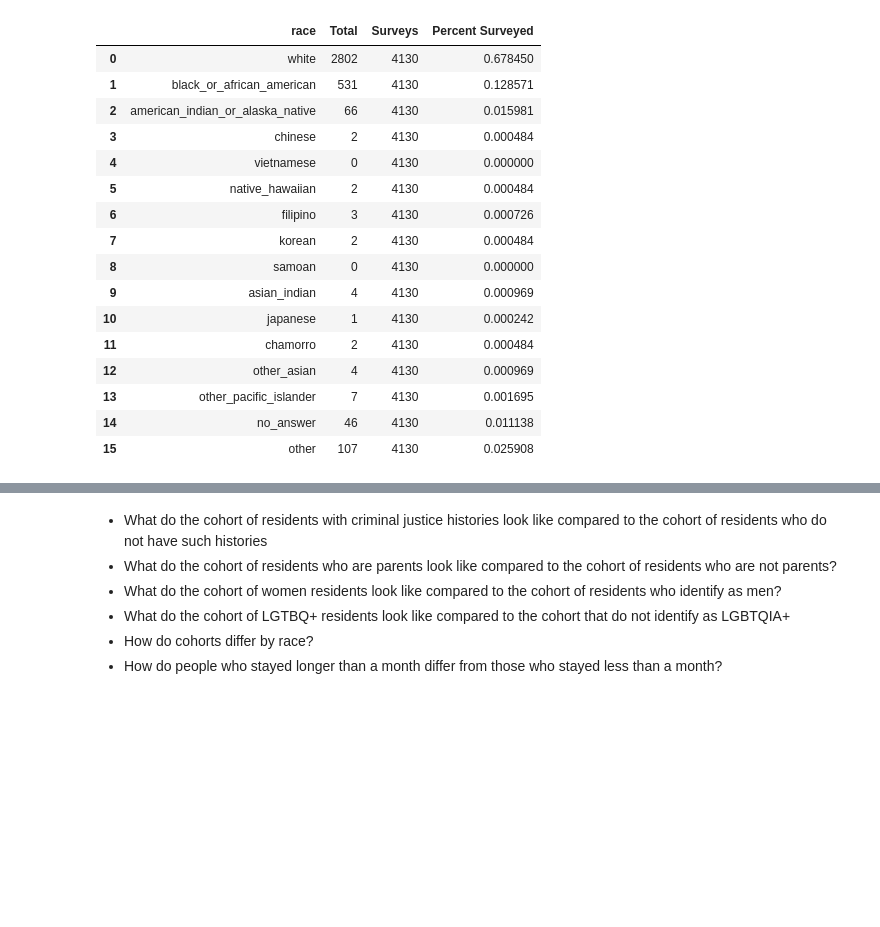
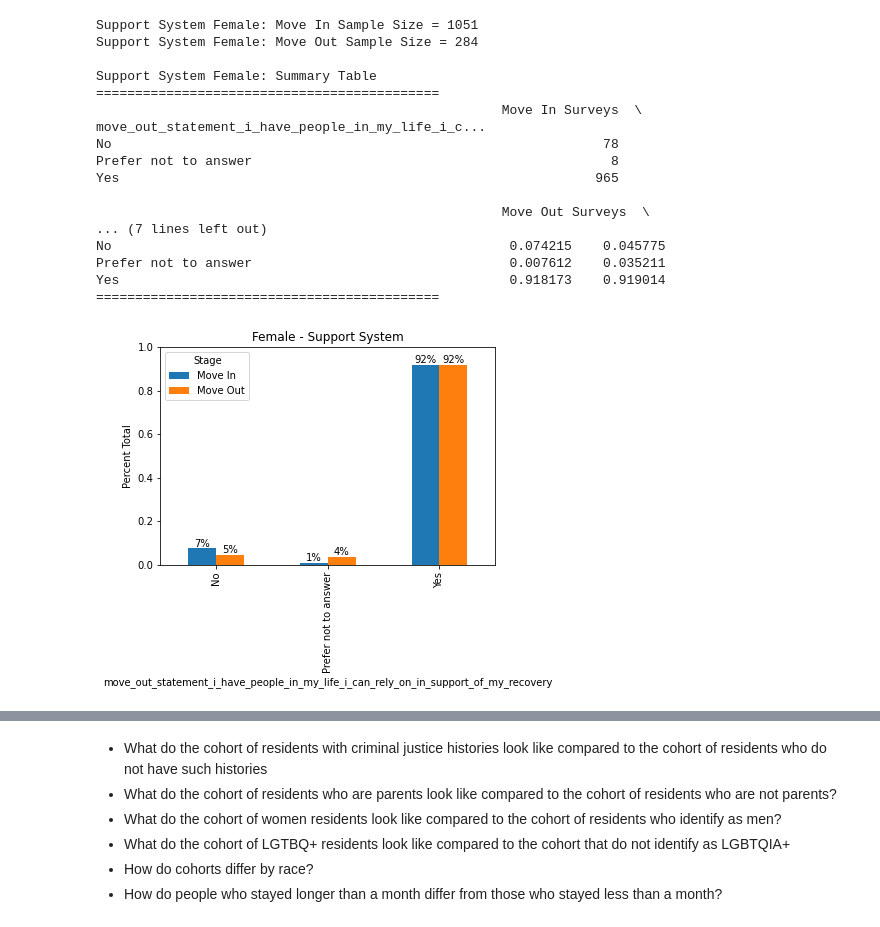
Before and after one commit to eppotter/OhioRecoveryHousing, a Jupyter notebook: Question_Workspace.ipynb, the cells around one changed output, grey strips where cells are left out. Cells and saved outputs as stored; diff of their text form; code cells hidden in the pictures; blank space fills up the shorter version.

```diff
--- a/Question_Workspace.ipynb
+++ b/Question_Workspace.ipynb
@@ -96,44 +25,0 @@ def orh_race(input_data, stage, plot=False, title=""):
-# %%
-orh_race = orh_data[['race_id_white', 'race_id_black_or_african_american',
-                     'race_id_american_indian_or_alaska_native', 'race_id_chinese',
-                     'race_id_vietnamese', 'race_id_native_hawaiian', 'race_id_filipino',
-                     'race_id_korean', 'race_id_samoan', 'race_id_asian_indian',
-                     'race_id_japanese','race_id_chamorro', 'race_id_other_asian',
-                     'race_id_other_pacific_islander', 'rad_id_no_answer', 'race_id_other']]
-
-orh_race.fillna(0, inplace = True)
-
-orh_race = orh_race.astype(bool).astype(int)
-
-new_col_names = [col_name.replace('race_id_', '').replace('rad_id_', '') for col_name in orh_race.columns]
-orh_race.columns = new_col_names
-
-r_sum = orh_race.sum()
-r_count = orh_race.count()
-r_perc = r_sum/r_count
-
-r_brkdwn = pd.concat([r_sum, r_count, r_perc], axis=1)
-r_brkdwn = r_brkdwn.reset_index().rename(columns = {'index': 'race',
-                                                    0: 'Total',
-                                                    1: 'Surveys',
-                                                    2: 'Percent Surveyed'})
-
-r_brkdwn
-# %% [output]
-|  | race | Total | Surveys | Percent Surveyed |
-| 0 | white | 2802 | 4130 | 0.678450 |
-| 1 | black_or_african_american | 531 | 4130 | 0.128571 |
-| 2 | american_indian_or_alaska_native | 66 | 4130 | 0.015981 |
-| 3 | chinese | 2 | 4130 | 0.000484 |
-| 4 | vietnamese | 0 | 4130 | 0.000000 |
-| 5 | native_hawaiian | 2 | 4130 | 0.000484 |
-| 6 | filipino | 3 | 4130 | 0.000726 |
-| 7 | korean | 2 | 4130 | 0.000484 |
-| 8 | samoan | 0 | 4130 | 0.000000 |
-| 9 | asian_indian | 4 | 4130 | 0.000969 |
-| 10 | japanese | 1 | 4130 | 0.000242 |
-| 11 | chamorro | 2 | 4130 | 0.000484 |
-| 12 | other_asian | 4 | 4130 | 0.000969 |
-| 13 | other_pacific_islander | 7 | 4130 | 0.001695 |
-| 14 | no_answer | 46 | 4130 | 0.011138 |
-| 15 | other | 107 | 4130 | 0.025908 |
@@ -140,3 +116,30 @@ r_brkdwn
+# %%
+orh_female = orh_data[(orh_data['Gender'] == 'Woman')]
+orh_male = orh_data[(orh_data['Gender'] == 'Man')]
+
+female_title = "Female Identifying"
+male_title = "Male Identifying"
+
+outcomeRecoveryCapital(orh_female, "Female", plot=True, includeStaff = False, noAnswers = True)
+# %% [output]
+Support System Female: Move In Sample Size = 1051
+Support System Female: Move Out Sample Size = 284
+
+Support System Female: Summary Table
+============================================
+                                                    Move In Surveys  \
+move_out_statement_i_have_people_in_my_life_i_c...
+No                                                               78
+Prefer not to answer                                              8
+Yes                                                             965
+
+                                                    Move Out Surveys  \
+... (7 lines left out)
+No                                                   0.074215    0.045775
+Prefer not to answer                                 0.007612    0.035211
+Yes                                                  0.918173    0.919014
+============================================
+[figure, added]
 # %%
 #orh_sexuality(orh_male, stage = 'Move In', plot = True, title = "Male")
 orh_race(orh_male, title ="Male", stage = 'Move In')
```
Also changed, not shown: parts of 13 cells of this notebook, 1 other file.
